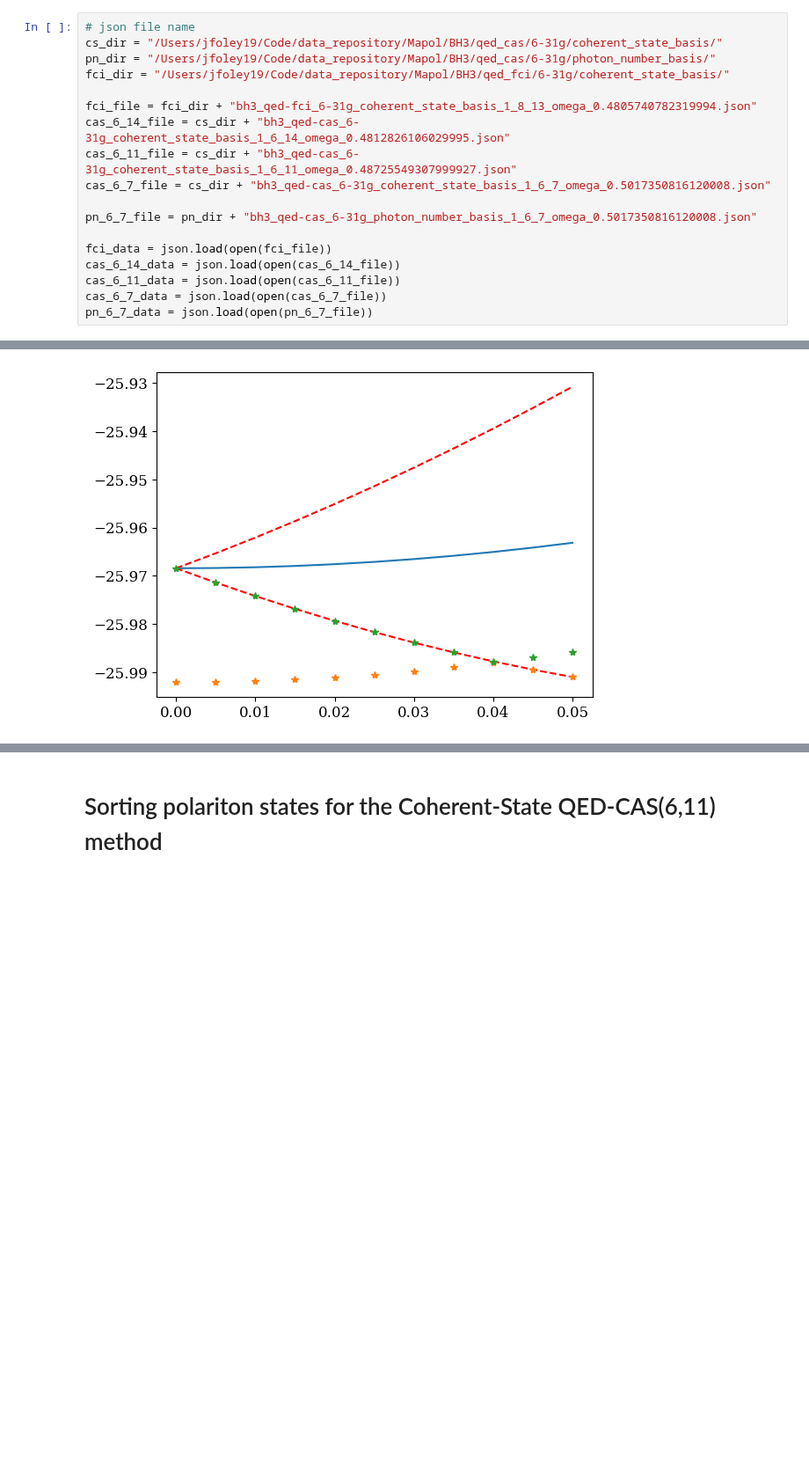
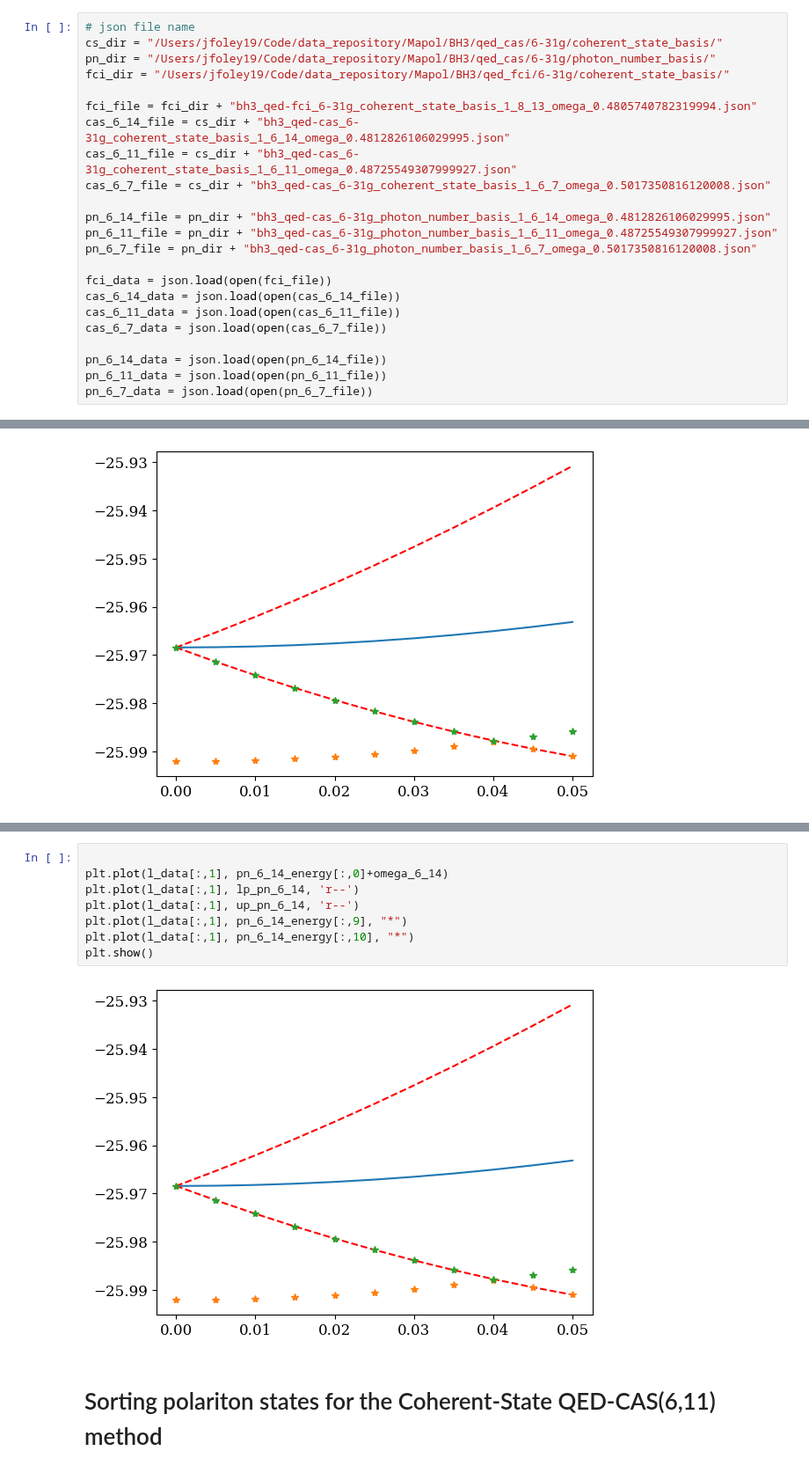
Before and after one commit to boss-bee/data_repository, a Jupyter notebook: json_scripts/BH3_json_reader.ipynb, the cells around one changed output, grey strips where cells are left out. Shown at 88% size. Drawn from its saved outputs; the diff is of its cells as text; blank space fills up the shorter version.

```diff
--- a/json_scripts/BH3_json_reader.ipynb
+++ b/json_scripts/BH3_json_reader.ipynb
@@ -18,12 +18,17 @@ cas_6_14_file = cs_dir + "bh3_qed-cas_6-31g_coherent_state_basis_1_6_14_omega_0.
 cas_6_11_file = cs_dir + "bh3_qed-cas_6-31g_coherent_state_basis_1_6_11_omega_0.48725549307999927.json"
 cas_6_7_file = cs_dir + "bh3_qed-cas_6-31g_coherent_state_basis_1_6_7_omega_0.5017350816120008.json"
 
+pn_6_14_file = pn_dir + "bh3_qed-cas_6-31g_photon_number_basis_1_6_14_omega_0.4812826106029995.json"
+pn_6_11_file = pn_dir + "bh3_qed-cas_6-31g_photon_number_basis_1_6_11_omega_0.48725549307999927.json"
 pn_6_7_file = pn_dir + "bh3_qed-cas_6-31g_photon_number_basis_1_6_7_omega_0.5017350816120008.json"
 
 fci_data = json.load(open(fci_file))
 cas_6_14_data = json.load(open(cas_6_14_file))
 cas_6_11_data = json.load(open(cas_6_11_file))
 cas_6_7_data = json.load(open(cas_6_7_file))
+
+pn_6_14_data = json.load(open(pn_6_14_file))
+pn_6_11_data = json.load(open(pn_6_11_file))
 pn_6_7_data = json.load(open(pn_6_7_file))
 # %%
 
@@ -87,3 +111,13 @@ plt.show()
+# %%
+
+plt.plot(l_data[:,1], pn_6_14_energy[:,0]+omega_6_14)
+plt.plot(l_data[:,1], lp_pn_6_14, 'r--')
+plt.plot(l_data[:,1], up_pn_6_14, 'r--')
+plt.plot(l_data[:,1], pn_6_14_energy[:,9], "*")
+plt.plot(l_data[:,1], pn_6_14_energy[:,10], "*")
+plt.show()
+# %% [output]
+[figure, added]
 # %% [markdown]
 # Sorting polariton states for the Coherent-State QED-CAS(6,11) method
 # %%
```
Also changed, not shown: parts of 7 cells of this notebook, 52 other files.
